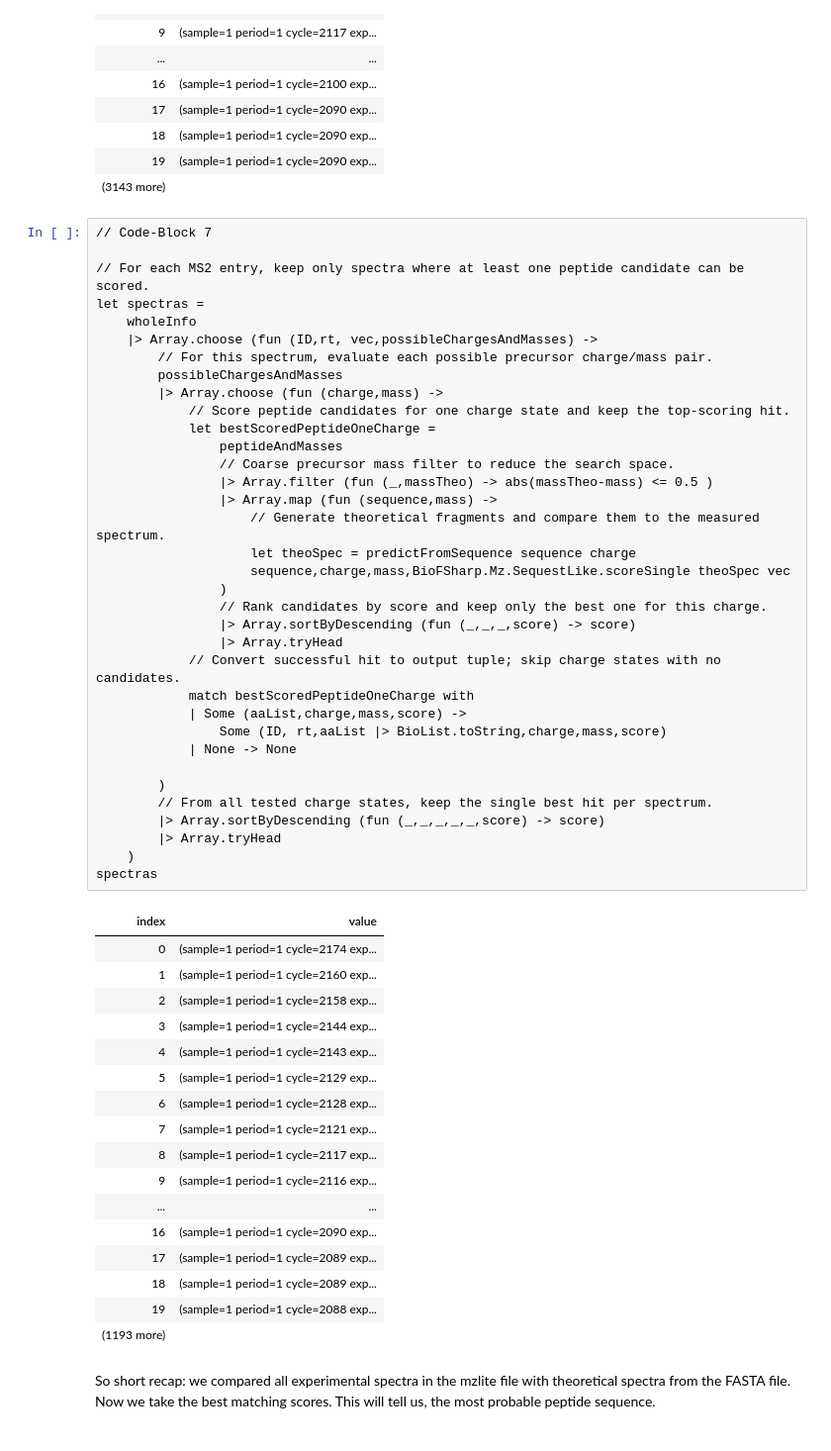
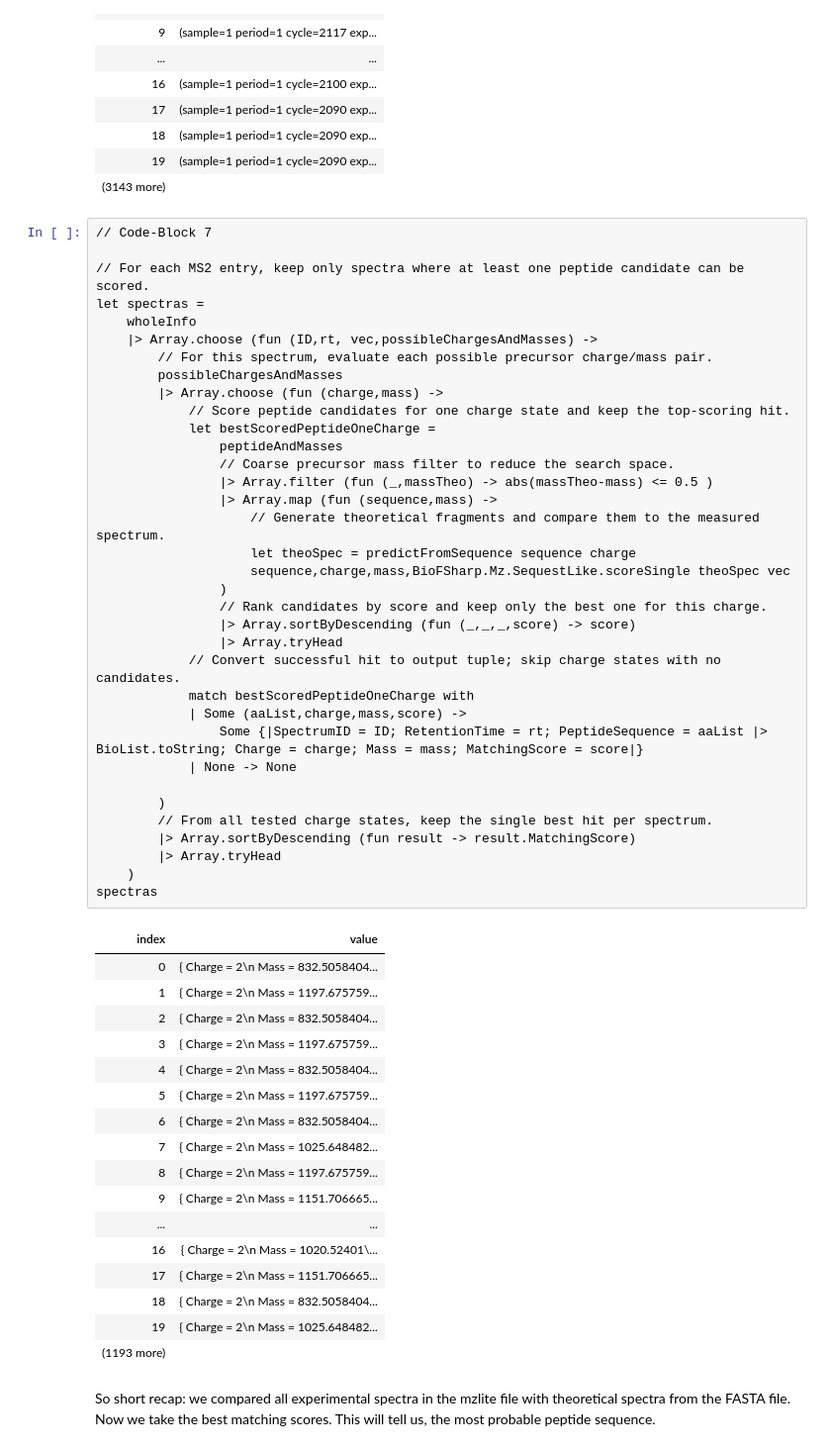
Before and after one commit to paulineHans/BIO-BTE-06-L-7, a Jupyter notebook: Notebooks/NB04b_Peptide_Identification.ipynb, the cells around one changed output. Shown at 99% size. Saved outputs shown, nothing was run; the diff lists cells and outputs as text.

```diff
--- a/Notebooks/NB04b_Peptide_Identification.ipynb
+++ b/Notebooks/NB04b_Peptide_Identification.ipynb
@@ -462,50 +462,50 @@ let spectras =
     wholeInfo
     |> Array.choose (fun (ID,rt, vec,possibleChargesAndMasses) ->
         // For this spectrum, evaluate each possible precursor charge/mass pair.
         possibleChargesAndMasses
         |> Array.choose (fun (charge,mass) ->
             // Score peptide candidates for one charge state and keep the top-scoring hit.
             let bestScoredPeptideOneCharge =
                 peptideAndMasses
                 // Coarse precursor mass filter to reduce the search space.
                 |> Array.filter (fun (_,massTheo) -> abs(massTheo-mass) <= 0.5 )
                 |> Array.map (fun (sequence,mass) ->
                     // Generate theoretical fragments and compare them to the measured spectrum.
                     let theoSpec = predictFromSequence sequence charge
                     sequence,charge,mass,BioFSharp.Mz.SequestLike.scoreSingle theoSpec vec
                 )
                 // Rank candidates by score and keep only the best one for this charge.
                 |> Array.sortByDescending (fun (_,_,_,score) -> score)
                 |> Array.tryHead
             // Convert successful hit to output tuple; skip charge states with no candidates.
             match bestScoredPeptideOneCharge with
             | Some (aaList,charge,mass,score) ->
-                Some (ID, rt,aaList |> BioList.toString,charge,mass,score)
+                Some {|SpectrumID = ID; RetentionTime = rt; PeptideSequence = aaList |> BioList.toString; Charge = charge; Mass = mass; MatchingScore = score|}
             | None -> None
 
         )
         // From all tested charge states, keep the single best hit per spectrum.
-        |> Array.sortByDescending (fun (_,_,_,_,_,score) -> score)
+        |> Array.sortByDescending (fun result -> result.MatchingScore)
         |> Array.tryHead
     )
 spectras
 # %% [output]
 | index | value |
-| 0 | (sample=1 period=1 cycle=2174 exp... |
-| 1 | (sample=1 period=1 cycle=2160 exp... |
-| 2 | (sample=1 period=1 cycle=2158 exp... |
-| 3 | (sample=1 period=1 cycle=2144 exp... |
-| 4 | (sample=1 period=1 cycle=2143 exp... |
-| 5 | (sample=1 period=1 cycle=2129 exp... |
-| 6 | (sample=1 period=1 cycle=2128 exp... |
-| 7 | (sample=1 period=1 cycle=2121 exp... |
-| 8 | (sample=1 period=1 cycle=2117 exp... |
-| 9 | (sample=1 period=1 cycle=2116 exp... |
+| 0 | { Charge = 2\n Mass = 832.5058404... |
+| 1 | { Charge = 2\n Mass = 1197.675759... |
+| 2 | { Charge = 2\n Mass = 832.5058404... |
+| 3 | { Charge = 2\n Mass = 1197.675759... |
+| 4 | { Charge = 2\n Mass = 832.5058404... |
+| 5 | { Charge = 2\n Mass = 1197.675759... |
+| 6 | { Charge = 2\n Mass = 832.5058404... |
+| 7 | { Charge = 2\n Mass = 1025.648482... |
+| 8 | { Charge = 2\n Mass = 1197.675759... |
+| 9 | { Charge = 2\n Mass = 1151.706665... |
 | ... | ... |
-| 16 | (sample=1 period=1 cycle=2090 exp... |
-| 17 | (sample=1 period=1 cycle=2089 exp... |
-| 18 | (sample=1 period=1 cycle=2089 exp... |
-| 19 | (sample=1 period=1 cycle=2088 exp... |
+| 16 | { Charge = 2\n Mass = 1020.52401\... |
+| 17 | { Charge = 2\n Mass = 1151.706665... |
+| 18 | { Charge = 2\n Mass = 832.5058404... |
+| 19 | { Charge = 2\n Mass = 1025.648482... |
 | (1193 more) |  |
 # %% [markdown]
 So short recap: we compared all experimental spectra in the mzlite file with theoretical spectra from the FASTA file. Now we take the best matching scores. This will tell us, the most probable peptide sequence.
```
Also changed, not shown: parts of 2 cells of this notebook.
